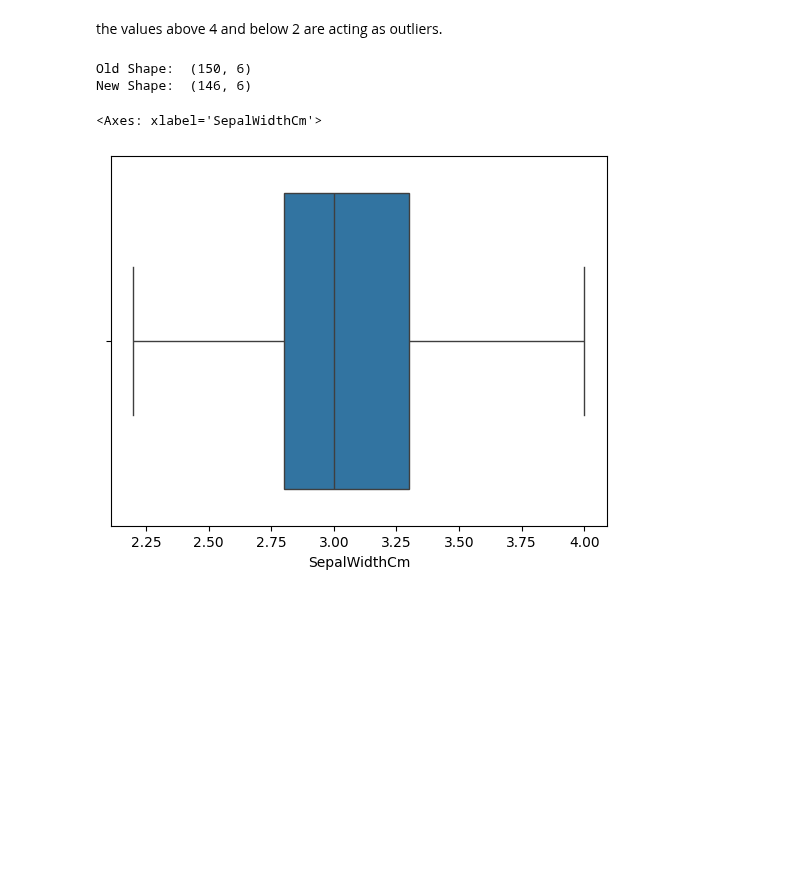
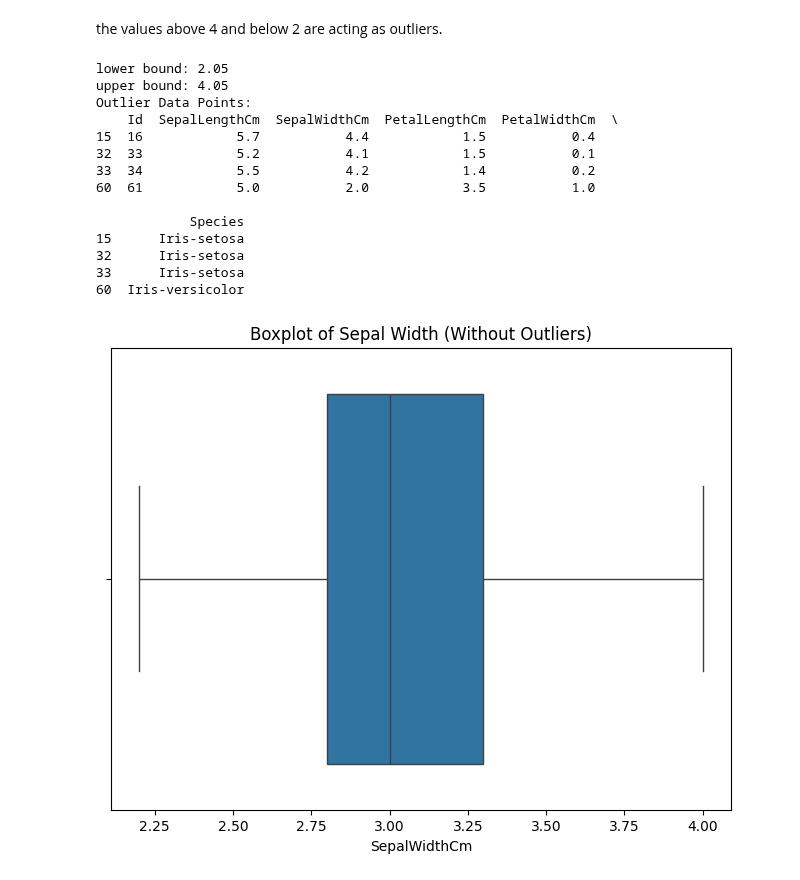
Before and after one commit to ash322ash422/tut_ml, a Jupyter notebook: tut_assorted_outlier_EDA_Rsquare_multicollinear_encoding_scaling/tut_EDA_iris_dataset.ipynb, the cells around one changed output. Drawn from its saved outputs; the diff is of its cells as text; code cells hidden in the pictures; blank space fills up the shorter version.

```diff
--- a/tut_assorted_outlier_EDA_Rsquare_multicollinear_encoding_scaling/tut_EDA_iris_dataset.ipynb
+++ b/tut_assorted_outlier_EDA_Rsquare_multicollinear_encoding_scaling/tut_EDA_iris_dataset.ipynb
@@ -271,38 +294,52 @@ the values above 4 and below 2 are acting as outliers.
 # %%
 # For removing the outlier, one must follow the same process of removing an entry from the
 # dataset using its exact position in the dataset because in all the above methods of
 # detecting the outliers end result is the list of all those data items that satisfy the
 # outlier definition according to the method used.
 
 # Example: We will detect the outliers using IQR and then we will remove them. We will
 # also draw the boxplot to see if the outliers are removed or not.
 
 import numpy as np
-# IQR
-Q1 = np.percentile(df['SepalWidthCm'], 25,
-				interpolation = 'midpoint')
-
-Q3 = np.percentile(df['SepalWidthCm'], 75,
-				interpolation = 'midpoint')
+# Step 2: Calculate the IQR to identify outliers
+Q1 = df['SepalWidthCm'].quantile(0.25)
+Q3 = df['SepalWidthCm'].quantile(0.75)
 IQR = Q3 - Q1
 
-print("Old Shape: ", df.shape)
+# Define the bounds for outliers
+lower_bound = Q1 - 1.5 * IQR
+upper_bound = Q3 + 1.5 * IQR
+print(f"lower bound: {lower_bound}")
+print(f"upper bound: {upper_bound}")
 
-# Upper bound
-upper = np.where(df['SepalWidthCm'] >= (Q3+1.5*IQR))
+# Step 3: Find the outliers and filter the DataFrame to remove outliers
+df_outliers = df[(df['SepalWidthCm'] < lower_bound) | (df['SepalWidthCm'] > upper_bound)]
+df_no_outliers = df[(df['SepalWidthCm'] >= lower_bound) & (df['SepalWidthCm'] <= upper_bound)]
 
-# Lower bound
-lower = np.where(df['SepalWidthCm'] <= (Q1-1.5*IQR))
+# Display the outliers
+print(f"Outlier Data Points:\n{df_outliers}")
 
-# Removing the Outliers
-df.drop(upper[0], inplace = True)
-df.drop(lower[0], inplace = True)
+# Optional: Visualize the data without outliers
+plt.figure(figsize=(8, 6))
+sns.boxplot(x='SepalWidthCm', data=df_no_outliers)
+plt.title('Boxplot of Sepal Width (Without Outliers)')
+plt.show()
 
-print("New Shape: ", df.shape)
 
-sns.boxplot(x='SepalWidthCm', data=df)
+df = df_no_outliers
 # %% [output]
-Old Shape:  (150, 6)
-New Shape:  (146, 6)
+lower bound: 2.05
+upper bound: 4.05
+Outlier Data Points:
+    Id  SepalLengthCm  SepalWidthCm  PetalLengthCm  PetalWidthCm  \
+15  16            5.7           4.4            1.5           0.4
+32  33            5.2           4.1            1.5           0.1
+33  34            5.5           4.2            1.4           0.2
+60  61            5.0           2.0            3.5           1.0
+
+            Species
+15      Iris-setosa
+32      Iris-setosa
+33      Iris-setosa
+60  Iris-versicolor
-<Axes: xlabel='SepalWidthCm'>
-[figure, old version]
+[figure, new version]
```
Also changed, not shown: parts of 10 cells of this notebook, 1 other file.
